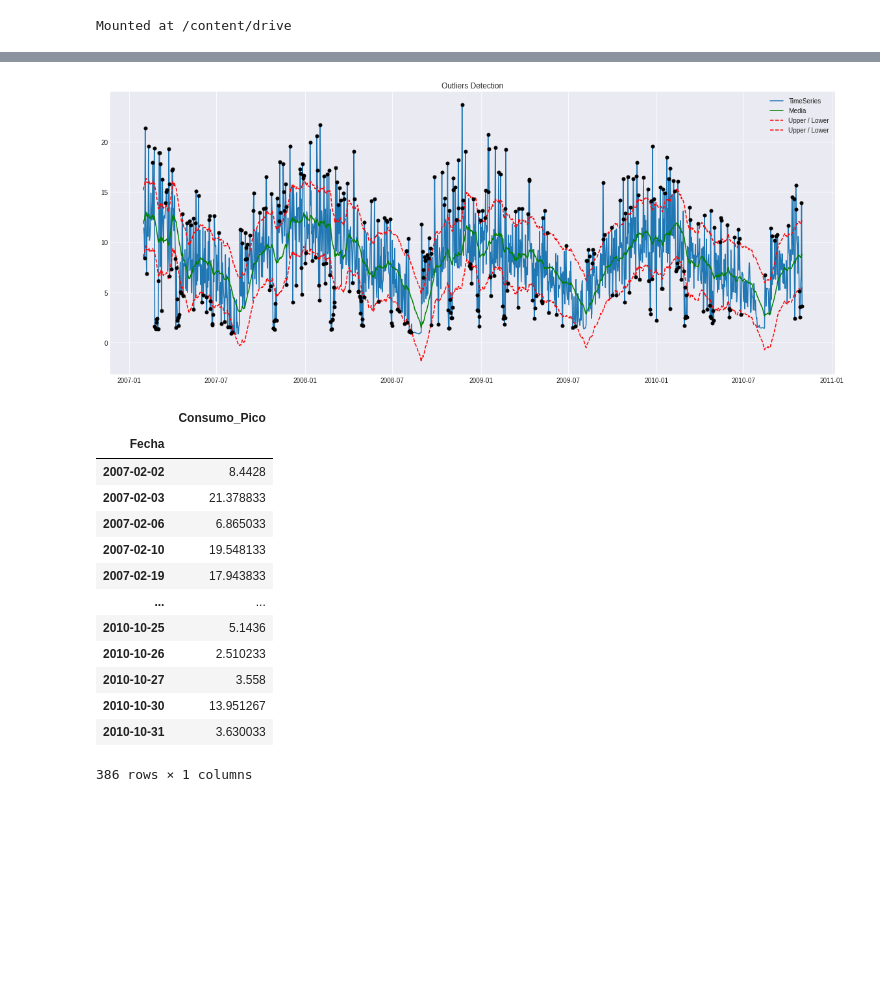
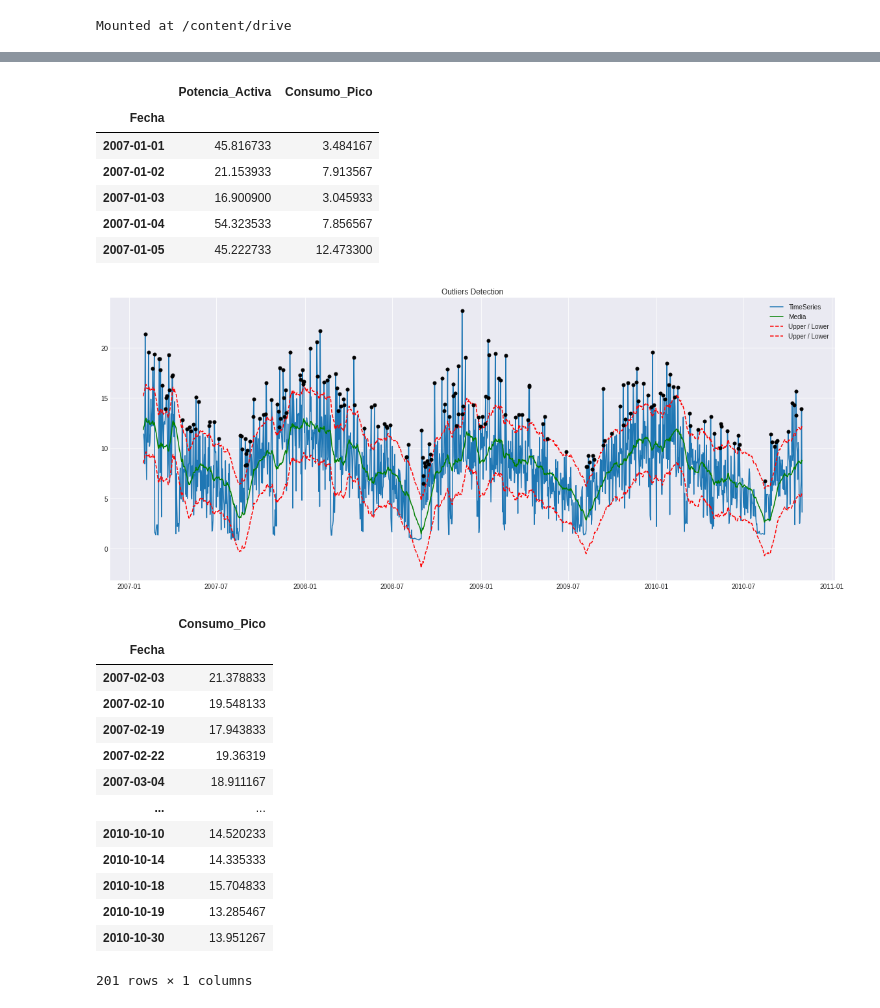
Before and after one commit to XLDiaz/MLearning_HEConsumption, a Jupyter notebook: MA_Outlier_Detection.ipynb, the cells around one changed output, grey strips where cells are left out. Saved outputs shown, nothing was run; the diff lists cells and outputs as text; code cells hidden in the pictures; blank space fills up the shorter version.

```diff
--- a/MA_Outlier_Detection.ipynb
+++ b/MA_Outlier_Detection.ipynb
@@ -84,23 +75,31 @@ anomalies_df = plotMovingAverage(pd.DataFrame(data), 30,deviation_factor=0.5, pl
 # %%
-df = pd.read_csv("/content/drive/MyDrive/household_power_consumption.csv",  header=0, low_memory=False, infer_datetime_format=True, parse_dates=True, index_col="Fecha")
-
-
-data = (df['Consumo_Pico'])
-
-plotMovingAverage(pd.DataFrame(data), 30,deviation_factor=0.2, plot_bands=True, plot_anomalies=True)
+df2 = pd.read_csv("/content/drive/MyDrive/XLDiaz/MLearning_HEConsumption/Data/household_power_consumption.csv",  header=0, low_memory=False, infer_datetime_format=True, parse_dates=True, index_col="Fecha")
+df2.head()
 # %% [output]
-[figure, removed]
-|  | Consumo_Pico |
-| Fecha |  |
-| 2007-02-02 | 8.4428 |
-| 2007-02-03 | 21.378833 |
-| 2007-02-06 | 6.865033 |
-| 2007-02-10 | 19.548133 |
-| 2007-02-19 | 17.943833 |
-| ... | ... |
-| 2010-10-25 | 5.1436 |
-| 2010-10-26 | 2.510233 |
-| 2010-10-27 | 3.558 |
-| 2010-10-30 | 13.951267 |
-| 2010-10-31 | 3.630033 |
+|  | Potencia_Activa | Consumo_Pico |
+| Fecha |  |  |
+| 2007-01-01 | 45.816733 | 3.484167 |
+| 2007-01-02 | 21.153933 | 7.913567 |
+| 2007-01-03 | 16.900900 | 3.045933 |
+| 2007-01-04 | 54.323533 | 7.856567 |
+| 2007-01-05 | 45.222733 | 12.473300 |
-386 rows × 1 columns
+# %%
+data = (df2['Consumo_Pico'])
+
+plotMovingAverage(pd.DataFrame(data), 30,deviation_factor=0.2, plot_bands=True, plot_anomalies=True, plot_lower=False)
+# %% [output]
+[figure, added]
+|  | Consumo_Pico |
+| Fecha |  |
+| 2007-02-03 | 21.378833 |
+| 2007-02-10 | 19.548133 |
+| 2007-02-19 | 17.943833 |
+| 2007-02-22 | 19.36319 |
+| 2007-03-04 | 18.911167 |
+| ... | ... |
+| 2010-10-10 | 14.520233 |
+| 2010-10-14 | 14.335333 |
+| 2010-10-18 | 15.704833 |
+| 2010-10-19 | 13.285467 |
+| 2010-10-30 | 13.951267 |
+201 rows × 1 columns
```
Also changed, not shown: parts of 7 cells of this notebook.
